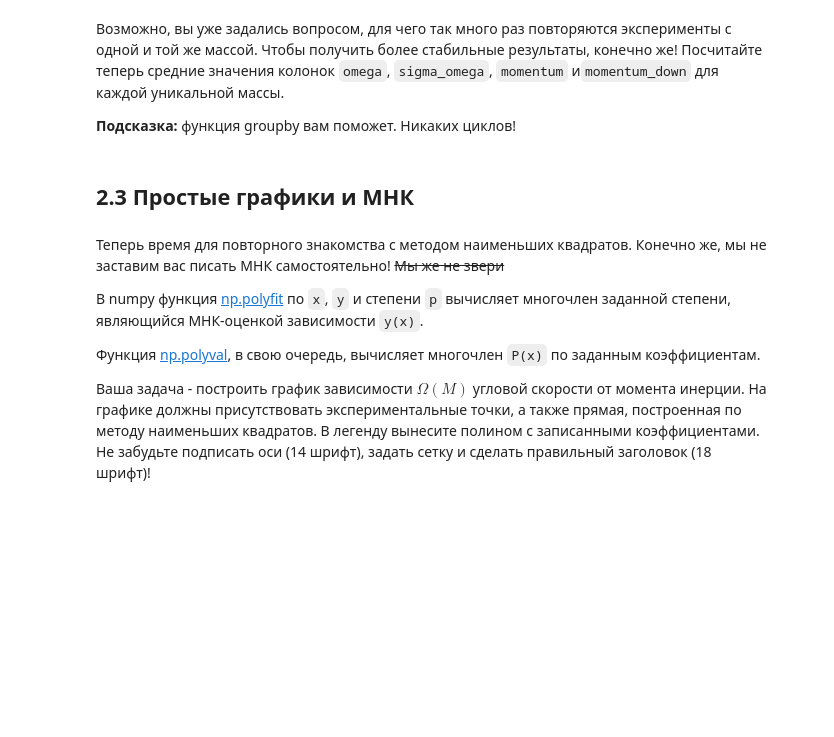
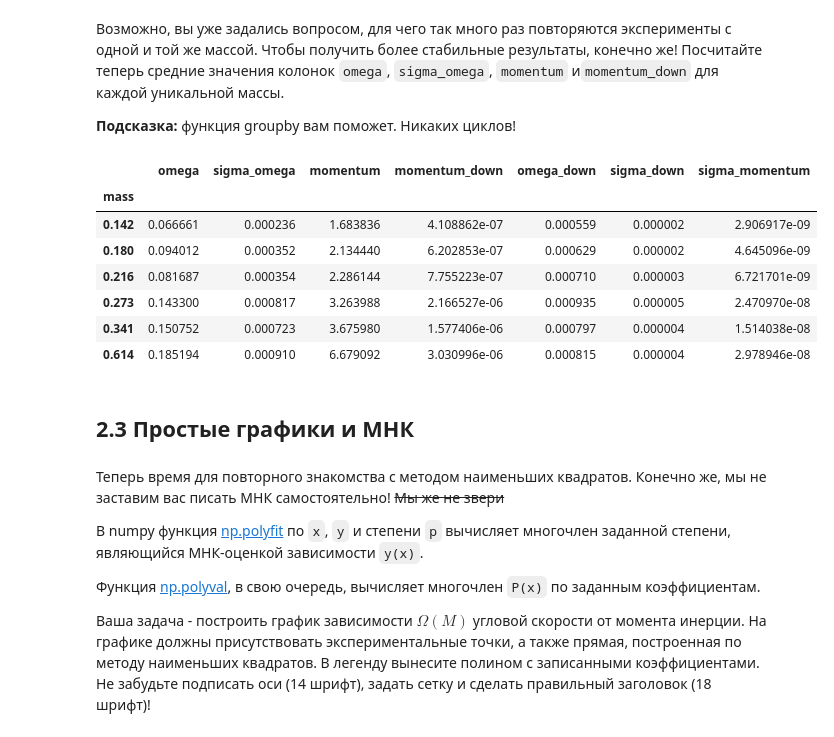
Before and after one commit to Andrei24511/python_archive, a Jupyter notebook: lab_1_np_pandas_matplotlib.ipynb, the cells around one changed output. Cells and saved outputs as stored; diff of their text form; code cells hidden in the pictures; blank space fills up the shorter version.

```diff
--- a/lab_1_np_pandas_matplotlib.ipynb
+++ b/lab_1_np_pandas_matplotlib.ipynb
@@ -426,12 +448,29 @@ data.head()
 **Подсказка:** функция groupby вам поможет. Никаких циклов!
 # %%
 # YOUR CODE HERE
-# grouped_data = ...
+grouped_data = data.groupby('mass').agg(
+    omega=('omega', 'mean'),
+    sigma_omega=('sigma_omega', 'mean'),
+    momentum=('momentum', 'mean'),
+    momentum_down=('momentum_down', 'mean'),
+    omega_down=('omega_down', 'mean'),
+    sigma_down=('sigma_down', 'mean'),
+    sigma_momentum=('sigma_momentum', 'mean')
+)
 
 assert 0.273 in grouped_data.index
 assert np.allclose(grouped_data.omega[0.273], 0.1433)
 
 grouped_data
+# %% [output]
+|  | omega | sigma_omega | momentum | momentum_down | omega_down | sigma_down | sigma_momentum |
+| mass |  |  |  |  |  |  |  |
+| 0.142 | 0.066661 | 0.000236 | 1.683836 | 4.108862e-07 | 0.000559 | 0.000002 | 2.906917e-09 |
+| 0.180 | 0.094012 | 0.000352 | 2.134440 | 6.202853e-07 | 0.000629 | 0.000002 | 4.645096e-09 |
+| 0.216 | 0.081687 | 0.000354 | 2.286144 | 7.755223e-07 | 0.000710 | 0.000003 | 6.721701e-09 |
+| 0.273 | 0.143300 | 0.000817 | 3.263988 | 2.166527e-06 | 0.000935 | 0.000005 | 2.470970e-08 |
+| 0.341 | 0.150752 | 0.000723 | 3.675980 | 1.577406e-06 | 0.000797 | 0.000004 | 1.514038e-08 |
+| 0.614 | 0.185194 | 0.000910 | 6.679092 | 3.030996e-06 | 0.000815 | 0.000004 | 2.978946e-08 |
 # %% [markdown]
 ## 2.3 Простые графики и МНК
 # %% [markdown]
```
Also changed, not shown: parts of 9 cells of this notebook.
